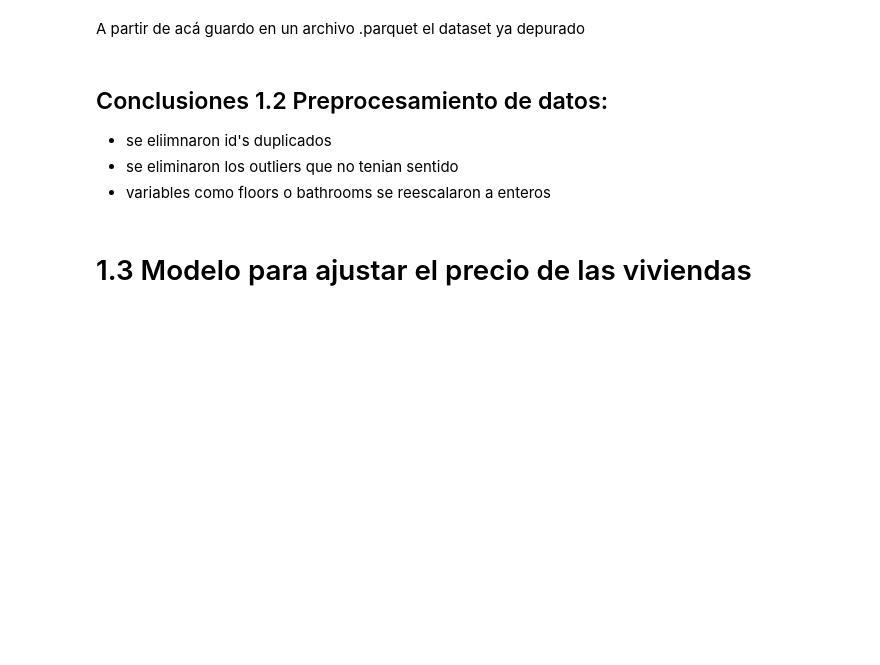
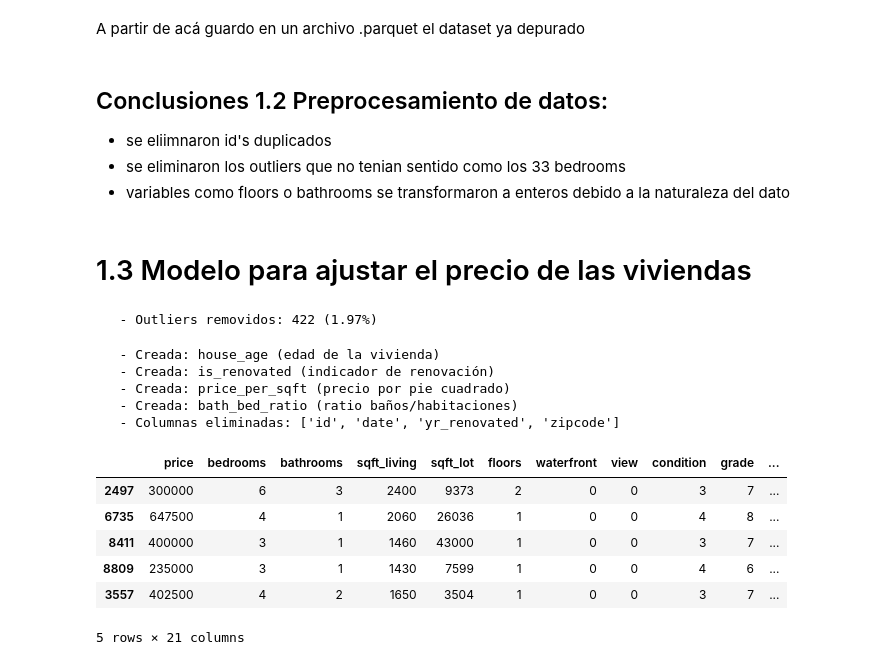
Before and after one commit to jodpinzonav/Prueba_Tecnica_Proteccion, a Jupyter notebook: primer_punto.ipynb, the cells around one changed output. Cells and saved outputs as stored; diff of their text form; code cells hidden in the pictures; blank space fills up the shorter version.

Commit message:
punto 1 completo crudo

```diff
--- a/primer_punto.ipynb
+++ b/primer_punto.ipynb
@@ -199,7 +199,72 @@ df_clean.to_parquet('data/home_data_clean.parquet', index=False,engine='fastparq
 # %% [markdown]
 ## Conclusiones 1.2 Preprocesamiento de datos:
 * se eliimnaron id's duplicados
-* se eliminaron los outliers que no tenian sentido
-* variables como floors o bathrooms se reescalaron a enteros
+* se eliminaron los outliers que no tenian sentido como los 33 bedrooms
+* variables como floors o bathrooms se transformaron a enteros debido a la naturaleza del dato
 # %% [markdown]
 # 1.3 Modelo para ajustar el precio de las viviendas
+# %%
+# haremos tratamientos adicionales al set de datos crudos para el modelado, no se hicieron antes para poder analizar los datos en su estado original.
+# 2.2 Tratamiento de outliers en precio
+
+# Crear copia para preprocesamiento
+df_processed = df_clean.copy()
+
+Q1 = df_processed['price'].quantile(0.25)
+Q3 = df_processed['price'].quantile(0.75)
+IQR = Q3 - Q1
+lower_bound = Q1 - 3 * IQR
+upper_bound = Q3 + 3 * IQR
+IQR = Q3 - Q1
+lower_bound = Q1 - 3 * IQR
+upper_bound = Q3 + 3 * IQR
+
+outliers_before = len(df_processed)
+df_processed = df_processed[(df_processed['price'] >= lower_bound) &
+                            (df_processed['price'] <= upper_bound)]
+outliers_removed = outliers_before - len(df_processed)
+print(f"   - Outliers removidos: {outliers_removed} ({outliers_removed/outliers_before*100:.2f}%)")
+# %% [output]
+   - Outliers removidos: 422 (1.97%)
+# %%
+# Edad de la vivienda
+if 'yr_built' in df_processed.columns:
+    df_processed['house_age'] = 2025 - df_processed['yr_built']
+    print("   - Creada: house_age (edad de la vivienda)")
+
+# Fue renovada
+if 'yr_renovated' in df_processed.columns:
+    df_processed['is_renovated'] = (df_processed['yr_renovated'] > 0).astype(int)
+    print("   - Creada: is_renovated (indicador de renovación)")
+
+# Precio por sqft
+if 'sqft_living' in df_processed.columns:
+    df_processed['price_per_sqft'] = df_processed['price'] / df_processed['sqft_living']
+    print("   - Creada: price_per_sqft (precio por pie cuadrado)")
+
+# Ratio baños/habitaciones
+if 'bathrooms' in df_processed.columns and 'bedrooms' in df_processed.columns:
+    df_processed['bath_bed_ratio'] = df_processed['bathrooms'] / (df_processed['bedrooms'] + 1)
+    print("   - Creada: bath_bed_ratio (ratio baños/habitaciones)")
+
+# Eliminar columnas no relevantes o de identificación
+columns_to_drop = ['id', 'date', 'yr_renovated', 'zipcode']
+existing_drops = [col for col in columns_to_drop if col in df_processed.columns]
+df_processed = df_processed.drop(columns=existing_drops)
+print(f"   - Columnas eliminadas: {existing_drops}")
+# %% [output]
+   - Creada: house_age (edad de la vivienda)
+   - Creada: is_renovated (indicador de renovación)
+   - Creada: price_per_sqft (precio por pie cuadrado)
+   - Creada: bath_bed_ratio (ratio baños/habitaciones)
+   - Columnas eliminadas: ['id', 'date', 'yr_renovated', 'zipcode']
+# %%
+df_processed.head(5)
+# %% [output]
+|  | price | bedrooms | bathrooms | sqft_living | sqft_lot | floors | waterfront | view | condition | grade | ... |
+| 2497 | 300000 | 6 | 3 | 2400 | 9373 | 2 | 0 | 0 | 3 | 7 | ... |
+| 6735 | 647500 | 4 | 1 | 2060 | 26036 | 1 | 0 | 0 | 4 | 8 | ... |
+| 8411 | 400000 | 3 | 1 | 1460 | 43000 | 1 | 0 | 0 | 3 | 7 | ... |
+| 8809 | 235000 | 3 | 1 | 1430 | 7599 | 1 | 0 | 0 | 4 | 6 | ... |
+| 3557 | 402500 | 4 | 2 | 1650 | 3504 | 1 | 0 | 0 | 3 | 7 | ... |
+5 rows × 21 columns
```
Also changed, not shown: parts of 4 cells of this notebook.
